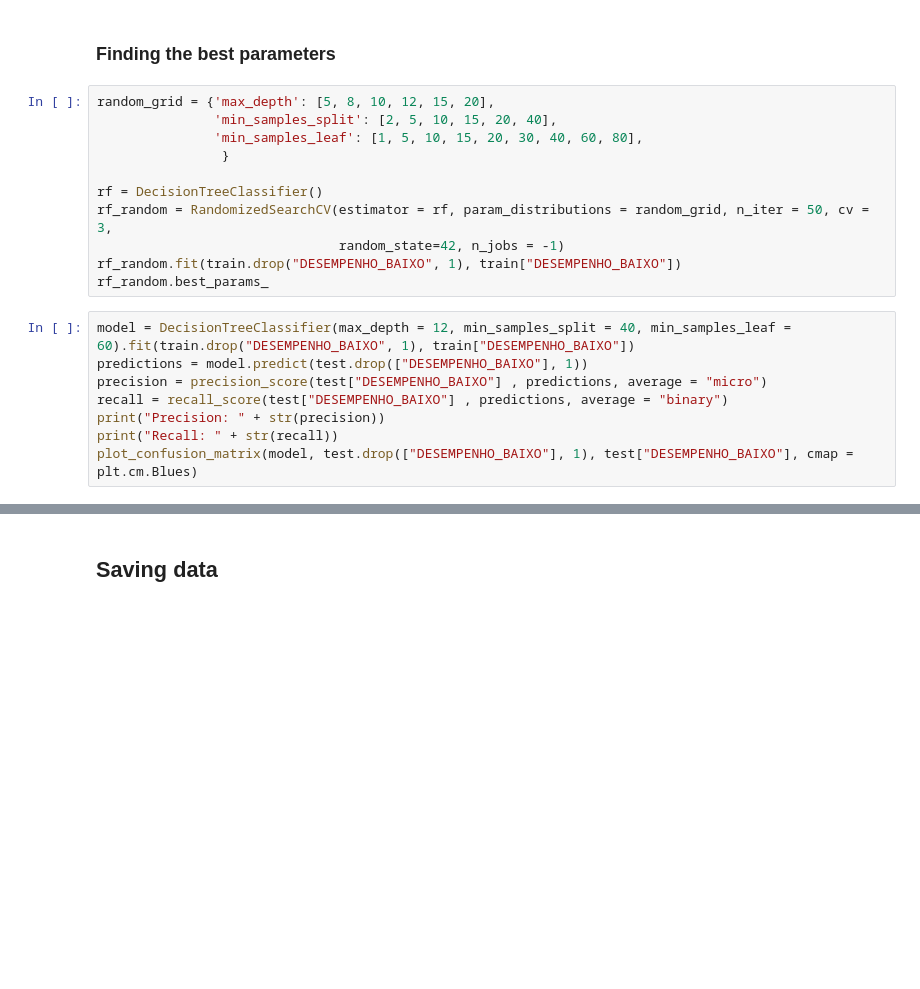
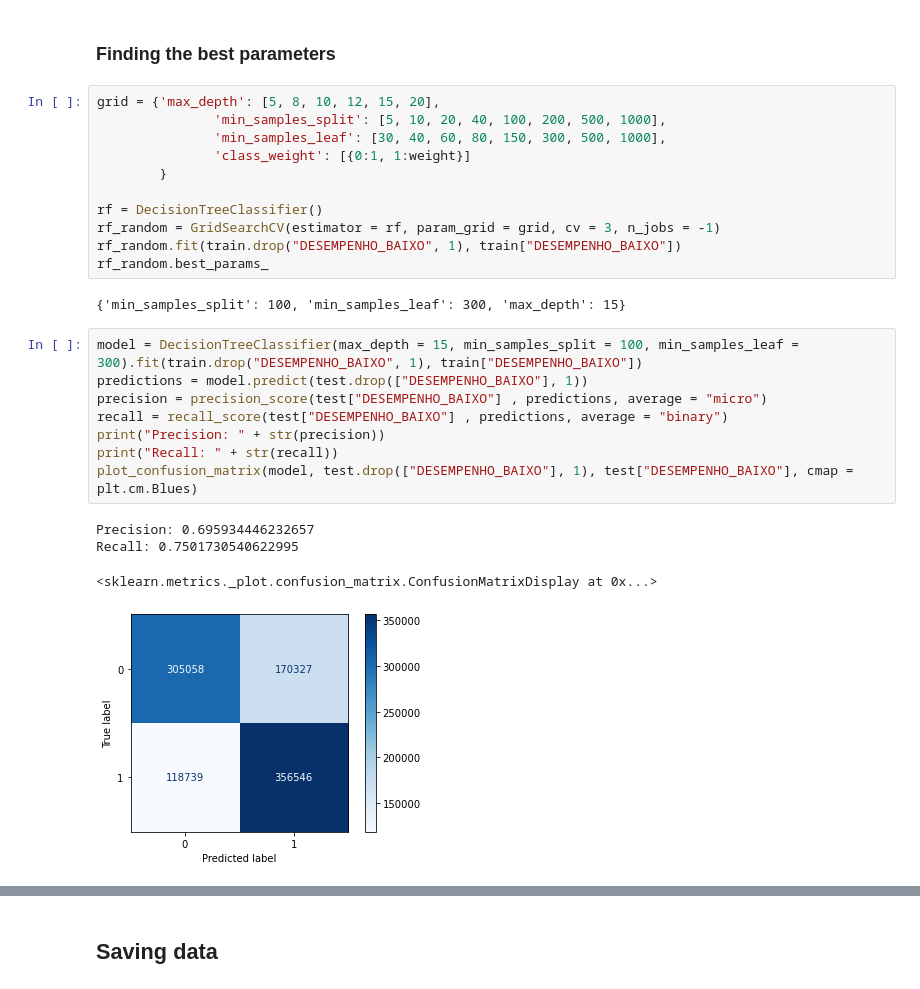
Before and after one commit to gustavomccoelho/ENEM-Test-Performance-Prediction, a Jupyter notebook: code/4_Predictive_Models.ipynb, the cells around one changed output, grey strips where cells are left out. Cells and saved outputs as stored; diff of their text form; blank space fills up the shorter version.

```diff
--- a/code/4_Predictive_Models.ipynb
+++ b/code/4_Predictive_Models.ipynb
@@ -66,24 +66,31 @@ Recall: 0.6558654281115541
 # %% [markdown]
 ### Finding the best parameters
 # %%
-random_grid = {'max_depth': [5, 8, 10, 12, 15, 20],
-               'min_samples_split': [2, 5, 10, 15, 20, 40],
-               'min_samples_leaf': [1, 5, 10, 15, 20, 30, 40, 60, 80],
-                }
+grid = {'max_depth': [5, 8, 10, 12, 15, 20],
+               'min_samples_split': [5, 10, 20, 40, 100, 200, 500, 1000],
+               'min_samples_leaf': [30, 40, 60, 80, 150, 300, 500, 1000],
+               'class_weight': [{0:1, 1:weight}]
+        }
 
 rf = DecisionTreeClassifier()
-rf_random = RandomizedSearchCV(estimator = rf, param_distributions = random_grid, n_iter = 50, cv = 3,
-                               random_state=42, n_jobs = -1)
+rf_random = GridSearchCV(estimator = rf, param_grid = grid, cv = 3, n_jobs = -1)
 rf_random.fit(train.drop("DESEMPENHO_BAIXO", 1), train["DESEMPENHO_BAIXO"])
 rf_random.best_params_
+# %% [output]
+{'min_samples_split': 100, 'min_samples_leaf': 300, 'max_depth': 15}
 # %%
-model = DecisionTreeClassifier(max_depth = 12, min_samples_split = 40, min_samples_leaf = 60).fit(train.drop("DESEMPENHO_BAIXO", 1), train["DESEMPENHO_BAIXO"])
+model = DecisionTreeClassifier(max_depth = 15, min_samples_split = 100, min_samples_leaf = 300).fit(train.drop("DESEMPENHO_BAIXO", 1), train["DESEMPENHO_BAIXO"])
 predictions = model.predict(test.drop(["DESEMPENHO_BAIXO"], 1))
 precision = precision_score(test["DESEMPENHO_BAIXO"] , predictions, average = "micro")
 recall = recall_score(test["DESEMPENHO_BAIXO"] , predictions, average = "binary")
 print("Precision: " + str(precision))
 print("Recall: " + str(recall))
 plot_confusion_matrix(model, test.drop(["DESEMPENHO_BAIXO"], 1), test["DESEMPENHO_BAIXO"], cmap = plt.cm.Blues)
+# %% [output]
+Precision: 0.695934446232657
+Recall: 0.7501730540622995
+<sklearn.metrics._plot.confusion_matrix.ConfusionMatrixDisplay at 0x...>
+[figure, added]
 # %%
 plt.figure(figsize=(100,50))
 tree.plot_tree(model, feature_names=data.columns, class_names= ["Abaixo_da_Media", "Acima_da_Media"],
```
Also changed, not shown: parts of 2 cells of this notebook, 1 other file.
